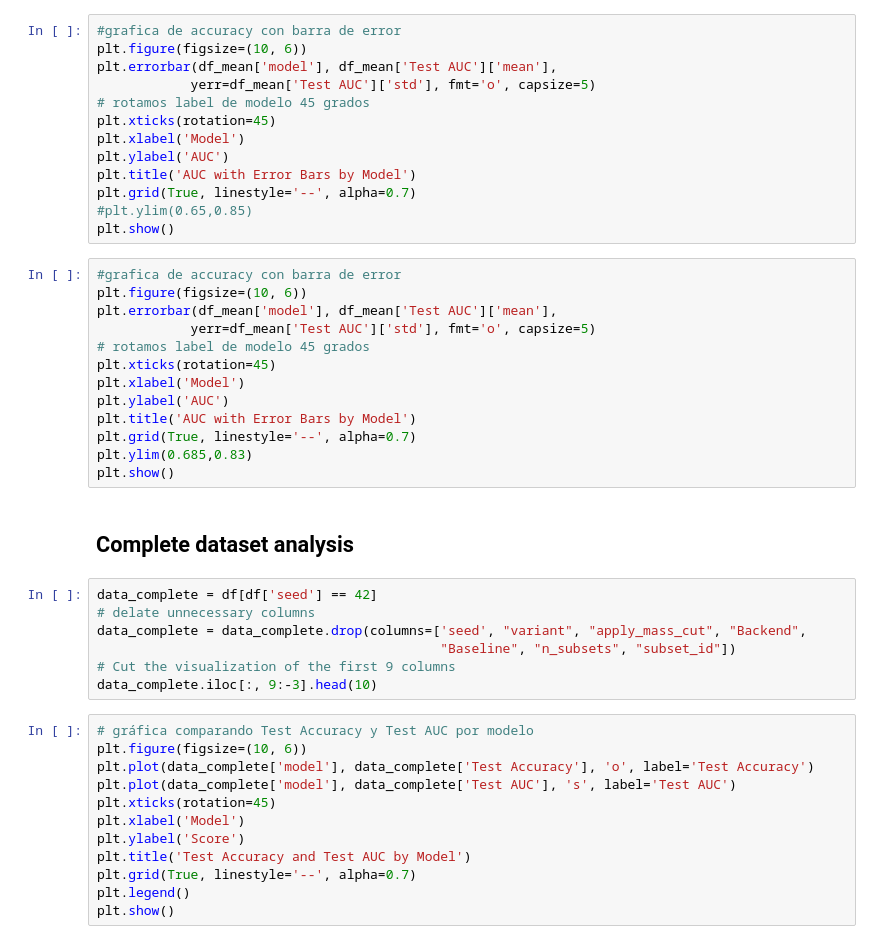
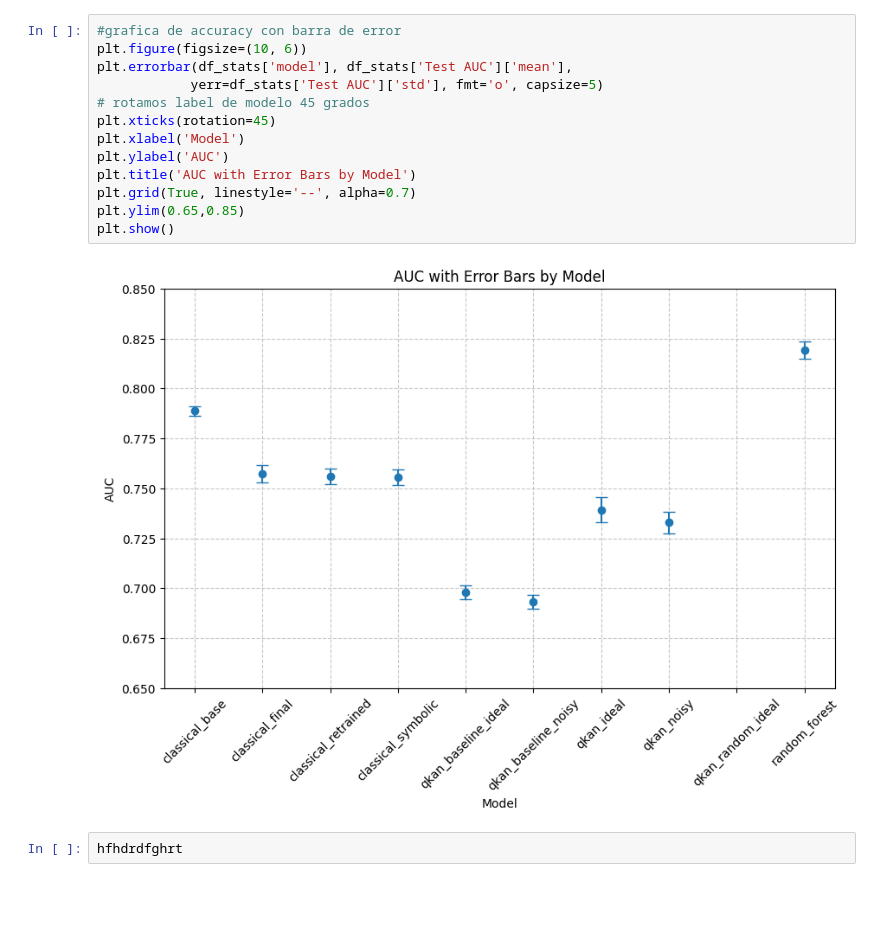
Before and after one commit to Jorge-1501/QKANs-ML4SCI_2026, a Jupyter notebook: notebooks/Results.ipynb, the cells around one changed output. Cells and saved outputs as stored; diff of their text form; blank space fills up the shorter version.

```diff
--- a/notebooks/Results.ipynb
+++ b/notebooks/Results.ipynb
@@ -44,47 +86,17 @@ plt.show()
 # %%
 #grafica de accuracy con barra de error
 plt.figure(figsize=(10, 6))
-plt.errorbar(df_mean['model'], df_mean['Test AUC']['mean'],
-            yerr=df_mean['Test AUC']['std'], fmt='o', capsize=5)
+plt.errorbar(df_stats['model'], df_stats['Test AUC']['mean'],
+            yerr=df_stats['Test AUC']['std'], fmt='o', capsize=5)
 # rotamos label de modelo 45 grados
 plt.xticks(rotation=45)
 plt.xlabel('Model')
 plt.ylabel('AUC')
 plt.title('AUC with Error Bars by Model')
 plt.grid(True, linestyle='--', alpha=0.7)
-#plt.ylim(0.65,0.85)
+plt.ylim(0.65,0.85)
 plt.show()
+# %% [output]
+[figure, added]
 # %%
-#grafica de accuracy con barra de error
-plt.figure(figsize=(10, 6))
-plt.errorbar(df_mean['model'], df_mean['Test AUC']['mean'],
-            yerr=df_mean['Test AUC']['std'], fmt='o', capsize=5)
-# rotamos label de modelo 45 grados
-plt.xticks(rotation=45)
-plt.xlabel('Model')
-plt.ylabel('AUC')
-plt.title('AUC with Error Bars by Model')
-plt.grid(True, linestyle='--', alpha=0.7)
-plt.ylim(0.685,0.83)
-plt.show()
+hfhdrdfghrt
-# %% [markdown]
-## Complete dataset analysis
-# %%
-data_complete = df[df['seed'] == 42]
-# delate unnecessary columns
-data_complete = data_complete.drop(columns=['seed', "variant", "apply_mass_cut", "Backend",
-                                            "Baseline", "n_subsets", "subset_id"])
-# Cut the visualization of the first 9 columns
-data_complete.iloc[:, 9:-3].head(10)
-# %%
-# gráfica comparando Test Accuracy y Test AUC por modelo
-plt.figure(figsize=(10, 6))
-plt.plot(data_complete['model'], data_complete['Test Accuracy'], 'o', label='Test Accuracy')
-plt.plot(data_complete['model'], data_complete['Test AUC'], 's', label='Test AUC')
-plt.xticks(rotation=45)
-plt.xlabel('Model')
-plt.ylabel('Score')
-plt.title('Test Accuracy and Test AUC by Model')
-plt.grid(True, linestyle='--', alpha=0.7)
-plt.legend()
-plt.show()
```
Also changed, not shown: parts of 7 cells of this notebook, 3 other files.
